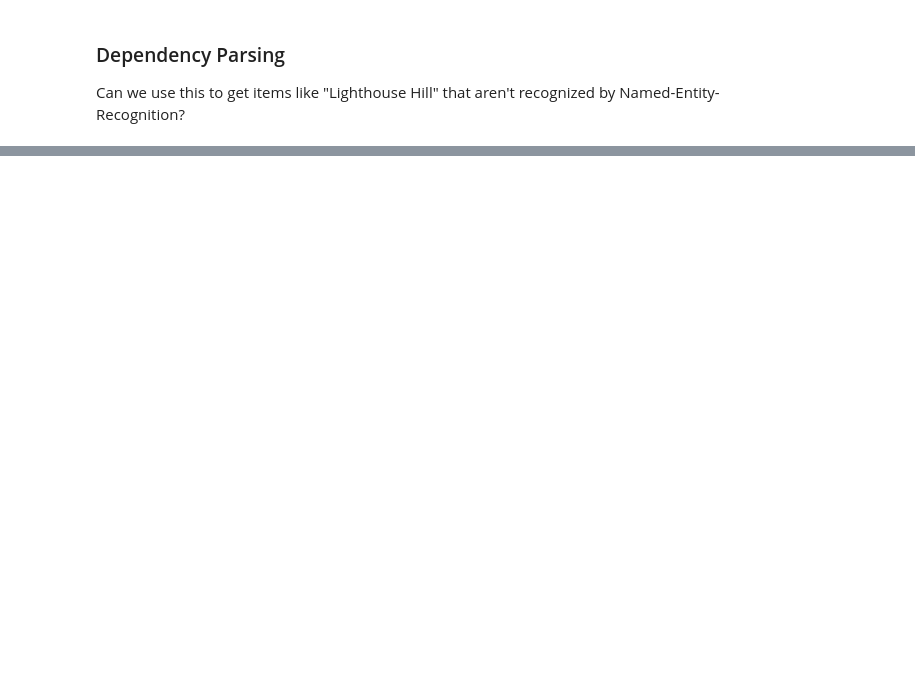
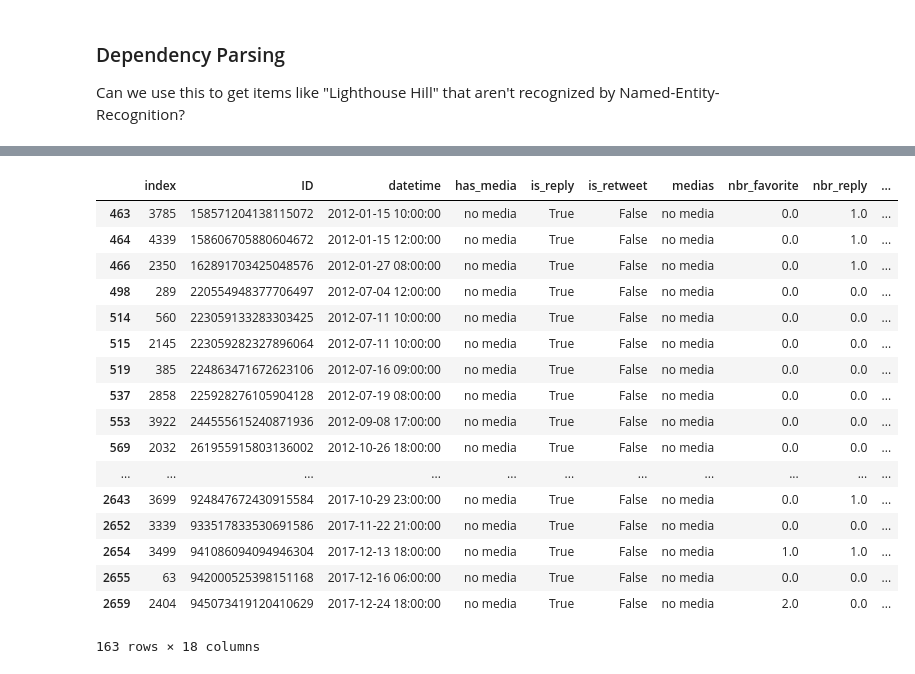
Before and after one commit to iceberg425/Client_Project, a Jupyter notebook: Client_Project_Kevin.ipynb, the cells around one changed output, grey strips where cells are left out. Drawn from its saved outputs; the diff is of its cells as text; code cells hidden in the pictures; blank space fills up the shorter version.

```diff
--- a/Client_Project_Kevin.ipynb
+++ b/Client_Project_Kevin.ipynb
@@ -587,0 +750,2 @@ df.sort_values('datetime')
+# %%
+df_2012_2017 = df_temp[(df_temp.datetime >= '2012') &  (df_temp.datetime <= '2018')]
@@ -587,0 +768,21 @@ df.sort_values('datetime')
+# %%
+df_2012_2017[df_2012_2017.is_reply == True]
+# %% [output]
+|  | index | ID | datetime | has_media | is_reply | is_retweet | medias | nbr_favorite | nbr_reply | ... |
+| 463 | 3785 | 158571204138115072 | 2012-01-15 10:00:00 | no media | True | False | no media | 0.0 | 1.0 | ... |
+| 464 | 4339 | 158606705880604672 | 2012-01-15 12:00:00 | no media | True | False | no media | 0.0 | 1.0 | ... |
+| 466 | 2350 | 162891703425048576 | 2012-01-27 08:00:00 | no media | True | False | no media | 0.0 | 1.0 | ... |
+| 498 | 289 | 220554948377706497 | 2012-07-04 12:00:00 | no media | True | False | no media | 0.0 | 0.0 | ... |
+| 514 | 560 | 223059133283303425 | 2012-07-11 10:00:00 | no media | True | False | no media | 0.0 | 0.0 | ... |
+| 515 | 2145 | 223059282327896064 | 2012-07-11 10:00:00 | no media | True | False | no media | 0.0 | 0.0 | ... |
+| 519 | 385 | 224863471672623106 | 2012-07-16 09:00:00 | no media | True | False | no media | 0.0 | 0.0 | ... |
+| 537 | 2858 | 225928276105904128 | 2012-07-19 08:00:00 | no media | True | False | no media | 0.0 | 0.0 | ... |
+| 553 | 3922 | 244555615240871936 | 2012-09-08 17:00:00 | no media | True | False | no media | 0.0 | 0.0 | ... |
+| 569 | 2032 | 261955915803136002 | 2012-10-26 18:00:00 | no media | True | False | no media | 0.0 | 0.0 | ... |
+| ... | ... | ... | ... | ... | ... | ... | ... | ... | ... | ... |
+| 2643 | 3699 | 924847672430915584 | 2017-10-29 23:00:00 | no media | True | False | no media | 0.0 | 1.0 | ... |
+| 2652 | 3339 | 933517833530691586 | 2017-11-22 21:00:00 | no media | True | False | no media | 0.0 | 0.0 | ... |
+| 2654 | 3499 | 941086094094946304 | 2017-12-13 18:00:00 | no media | True | False | no media | 1.0 | 1.0 | ... |
+| 2655 | 63 | 942000525398151168 | 2017-12-16 06:00:00 | no media | True | False | no media | 0.0 | 0.0 | ... |
+| 2659 | 2404 | 945073419120410629 | 2017-12-24 18:00:00 | no media | True | False | no media | 2.0 | 0.0 | ... |
+163 rows × 18 columns
```
Also changed, not shown: parts of 33 cells of this notebook, 2 other files.
